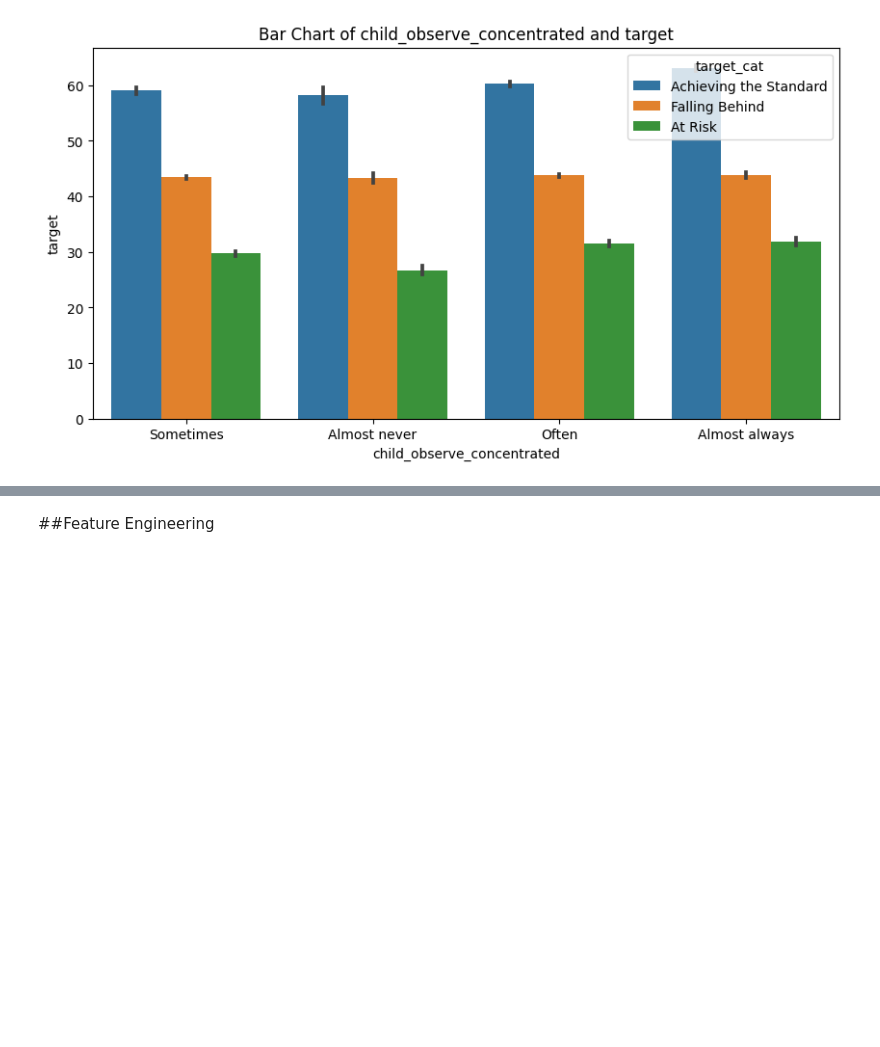
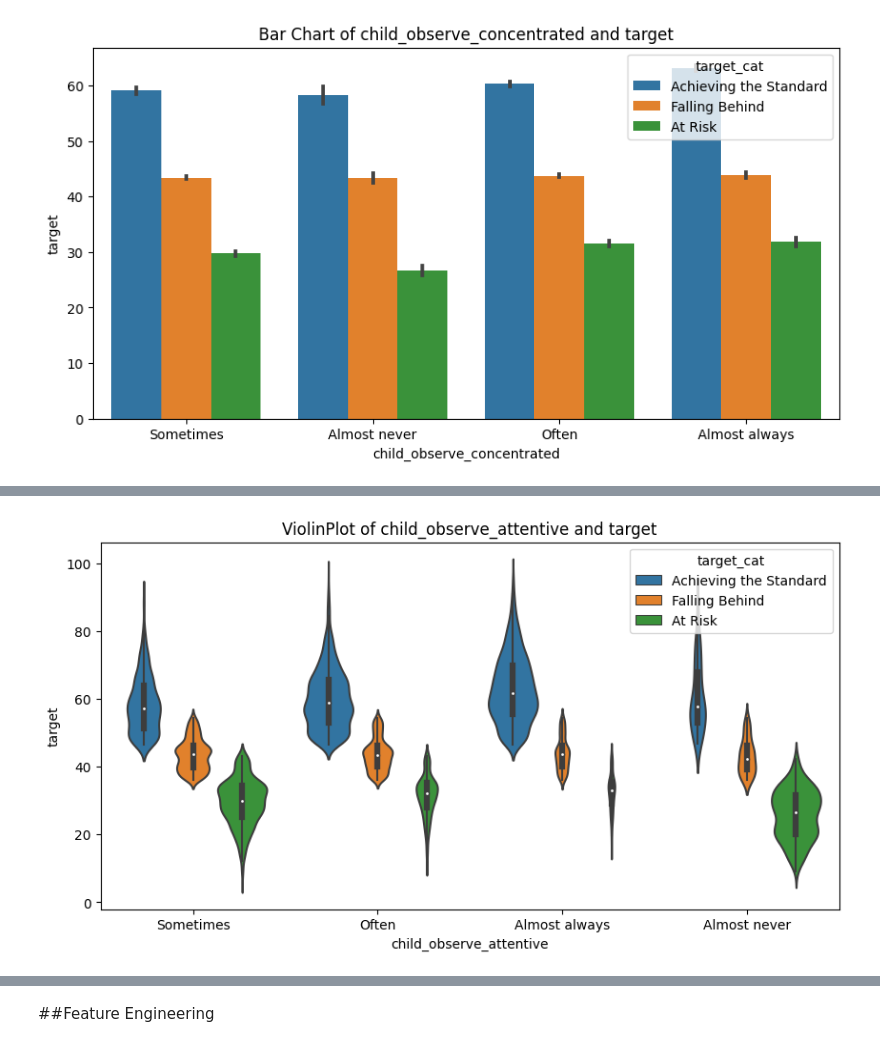
Before and after one commit to emms204/DataDrive2030-Early-Learning-Predictors-, a Jupyter notebook: DataDrive2030_Early_Learning_Predictors_Challenge.ipynb, the cells around one changed output, grey strips where cells are left out. Drawn from its saved outputs; the diff is of its cells as text; code cells hidden in the pictures; blank space fills up the shorter version.

```diff
--- a/DataDrive2030_Early_Learning_Predictors_Challenge.ipynb
+++ b/DataDrive2030_Early_Learning_Predictors_Challenge.ipynb
@@ -922,0 +817,4 @@ stack_barchart(Train['child_observe_concentrated'],Train['target'],hue=Train['ta
+# %%
+violinplot(Train['child_observe_attentive'],Train['target'],hue=Train['target_cat'],scale='count')
+# %% [output]
+[figure, added]
```
Also changed, not shown: parts of 48 cells of this notebook.
